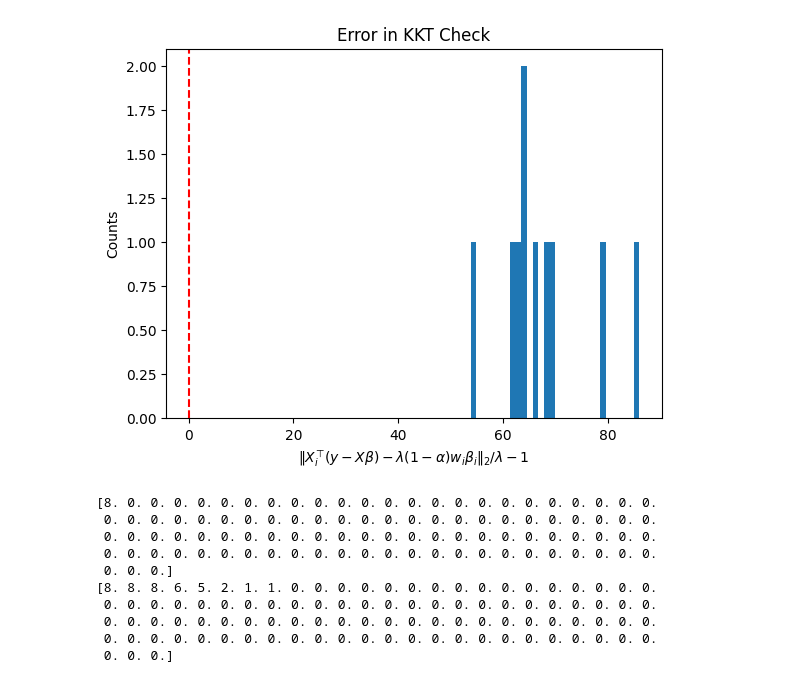
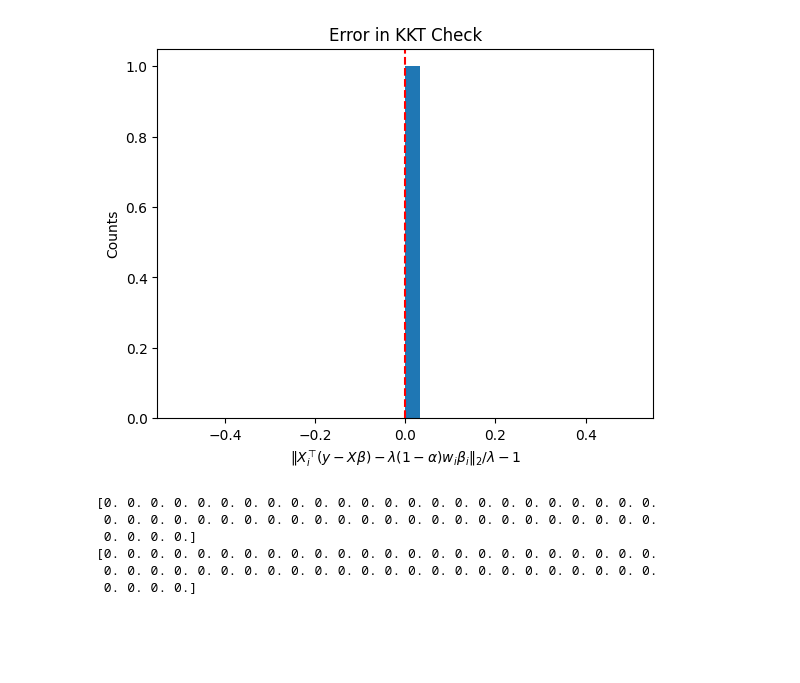
Before and after one commit to JamesYang007/adelie, a Jupyter notebook: research/paper_results/group_basil.ipynb, the cells around one changed output. Saved outputs shown, nothing was run; the diff lists cells and outputs as text; code cells hidden in the pictures; blank space fills up the shorter version.

```diff
--- a/research/paper_results/group_basil.ipynb
+++ b/research/paper_results/group_basil.ipynb
@@ -109,14 +109,14 @@ def analyze_naive(out):
     axes.set_ylabel('$\\beta$')
     plt.show()
 # %%
-n = 10
-p = 1000
-n_groups = int(p/100)
+n = 1000
+p = 100000
+n_groups = int(p/7)
 seed = 0
 
 np.random.seed(seed)
 X, beta, y, groups, group_sizes = generate_group_lasso_data(
-    n, p, n_groups, rho=-0.1, svd_transform=False, group_split_type="random",
+    n, p, n_groups, rho=0.0, svd_transform=False, group_split_type="even",
 ).values()
 # %%
 alpha = 1
@@ -128,12 +128,12 @@ out_naive = group_basil(
     alpha=alpha,
     penalty=penalty,
     method='naive',
-    max_n_cds=int(1e5),
+    max_n_cds=int(1e6),
     n_lambdas_iter=5,
     #use_strong_rule=False,
     use_strong_rule=True,
     max_strong_size=p,
-    verbose_diagnostic=True,
-    do_early_exit=False,
+    verbose_diagnostic=False,
+    thr=1e-10,
 )
 diag_naive = out_naive['diagnostic']
@@ -184,21 +166,24 @@ def compute_abs_grad(
         for g, gs in zip(groups, group_sizes)
     ])
     return abs_grad
+
+def plot_abs_grad(abs_grad, lmda, alpha, penalty):
+    abs_grad_scaled = abs_grad / (lmda * alpha * penalty)
+    abs_grad_scaled = abs_grad_scaled[abs_grad_scaled > 1]
+    plt.hist(abs_grad_scaled-1, bins=30)
+    plt.axvline(0, color='r', linestyle='--')
+    plt.xlabel("$\|X_i^\\top (y-X\\beta) - \lambda (1-\\alpha) w_i \\beta_i\|_2 / \lambda - 1$")
+    plt.ylabel("Counts")
+    plt.title("Error in KKT Check")
+    plt.show()
 # %%
-i = -4
+i = -1
 beta = out_naive['betas'][:, i]
 lmda = out_naive['lmdas'][i]
 abs_grad = compute_abs_grad(X,y,groups,group_sizes,beta,lmda,alpha,penalty)
-abs_grad_scaled = abs_grad / (lmda * alpha * penalty)
-abs_grad_scaled = abs_grad_scaled[abs_grad_scaled > 1]
-plt.hist(abs_grad_scaled-1, bins=30)
-plt.axvline(0, color='r', linestyle='--')
-plt.xlabel("$\|X_i^\\top (y-X\\beta) - \lambda (1-\\alpha) w_i \\beta_i\|_2 / \lambda - 1$")
-plt.ylabel("Counts")
-plt.title("Error in KKT Check")
-plt.show()
+plot_abs_grad(abs_grad, lmda, alpha, penalty)
 # %% [output]
-[figure, old version]
+[figure, new version]
 # %%
 def group_edpp(
     X, y, groups, group_sizes, betas, lmdas, alpha, penalty
@@ -291,13 +273,9 @@ out_ssr = group_ssr(
 print(out_edpp)
 print(out_ssr)
 # %% [output]
-[8. 0. 0. 0. 0. 0. 0. 0. 0. 0. 0. 0. 0. 0. 0. 0. 0. 0. 0. 0. 0. 0. 0. 0.
+[0. 0. 0. 0. 0. 0. 0. 0. 0. 0. 0. 0. 0. 0. 0. 0. 0. 0. 0. 0. 0. 0. 0. 0.
  0. 0. 0. 0. 0. 0. 0. 0. 0. 0. 0. 0. 0. 0. 0. 0. 0. 0. 0. 0. 0. 0. 0. 0.
+ 0. 0. 0. 0.]
+[0. 0. 0. 0. 0. 0. 0. 0. 0. 0. 0. 0. 0. 0. 0. 0. 0. 0. 0. 0. 0. 0. 0. 0.
  0. 0. 0. 0. 0. 0. 0. 0. 0. 0. 0. 0. 0. 0. 0. 0. 0. 0. 0. 0. 0. 0. 0. 0.
- 0. 0. 0. 0. 0. 0. 0. 0. 0. 0. 0. 0. 0. 0. 0. 0. 0. 0. 0. 0. 0. 0. 0. 0.
- 0. 0. 0.]
-[8. 8. 8. 6. 5. 2. 1. 1. 0. 0. 0. 0. 0. 0. 0. 0. 0. 0. 0. 0. 0. 0. 0. 0.
- 0. 0. 0. 0. 0. 0. 0. 0. 0. 0. 0. 0. 0. 0. 0. 0. 0. 0. 0. 0. 0. 0. 0. 0.
- 0. 0. 0. 0. 0. 0. 0. 0. 0. 0. 0. 0. 0. 0. 0. 0. 0. 0. 0. 0. 0. 0. 0. 0.
- 0. 0. 0. 0. 0. 0. 0. 0. 0. 0. 0. 0. 0. 0. 0. 0. 0. 0. 0. 0. 0. 0. 0. 0.
- 0. 0. 0.]
+ 0. 0. 0. 0.]
```
Also changed, not shown: parts of 13 cells of this notebook, 5 other files.
